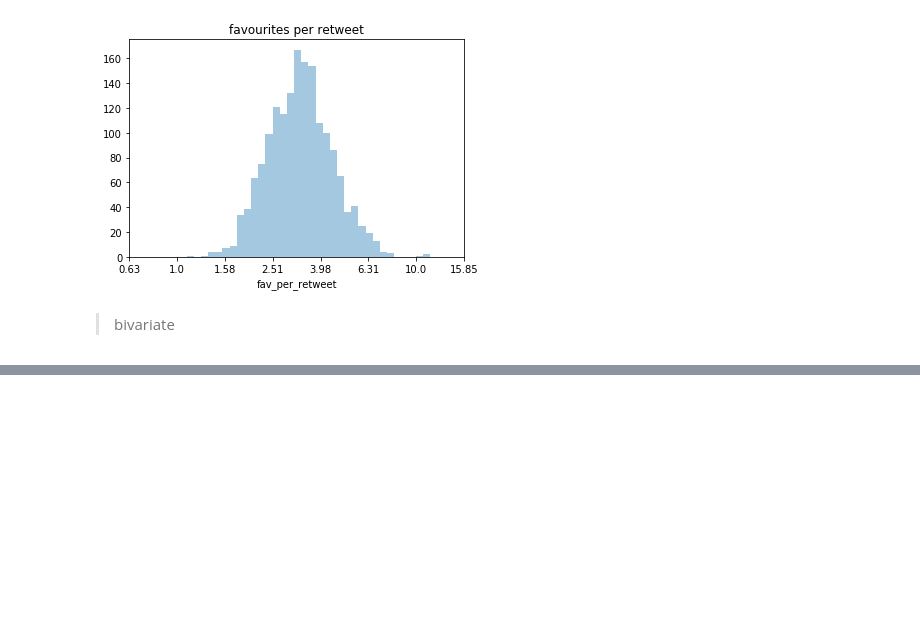
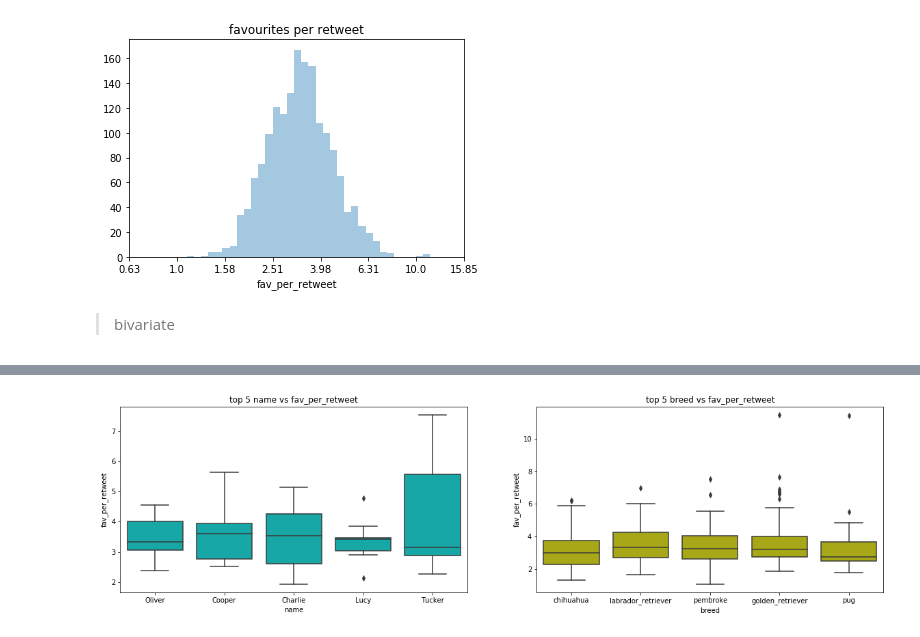
Before and after one commit to victorlifan/projects_review, a Jupyter notebook: Twitter-WeRateDogs project/Twitter-WeRateDogs project.ipynb, the cells around one changed output, grey strips where cells are left out. Saved outputs shown, nothing was run; the diff lists cells and outputs as text; code cells hidden in the pictures; blank space fills up the shorter version.

```diff
--- a/Twitter-WeRateDogs project/Twitter-WeRateDogs project.ipynb
+++ b/Twitter-WeRateDogs project/Twitter-WeRateDogs project.ipynb
@@ -921,0 +903,3 @@ print(10**xloc)
+# %%
+topnamesfav_per_retweet=masterdf[masterdf['name'].isin(namefilter)]
+topnamesfav_per_retweet.head(2)
@@ -921,0 +910,15 @@ print(10**xloc)
+# %%
+topbreedsfav_per_retweet=masterdf[masterdf['breed'].isin(breedfilter)]
+# %%
+# top 5 name vs fav_per_retweet
+plt.figure(figsize=(20,5))
+plt.subplot(121)
+sns.boxplot(x=topnamesfav_per_retweet['name'],y=topnamesfav_per_retweet['fav_per_retweet'],color='c')
+plt.title('top 5 name vs fav_per_retweet')
+
+# top 5 breed vs fav_per_retweet
+plt.subplot(122)
+sns.boxplot(x=topbreedsfav_per_retweet['breed'],y=topbreedsfav_per_retweet['fav_per_retweet'],color='y')
+plt.title('top 5 breed vs fav_per_retweet');
+# %% [output]
+[figure, added]
```
Also changed, not shown: parts of 63 cells of this notebook.
